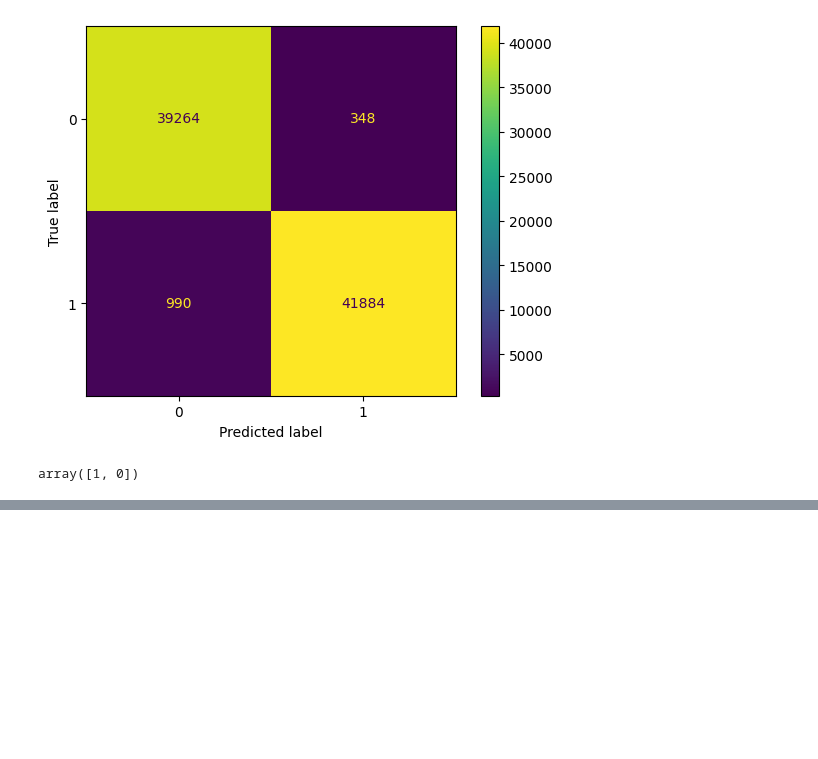
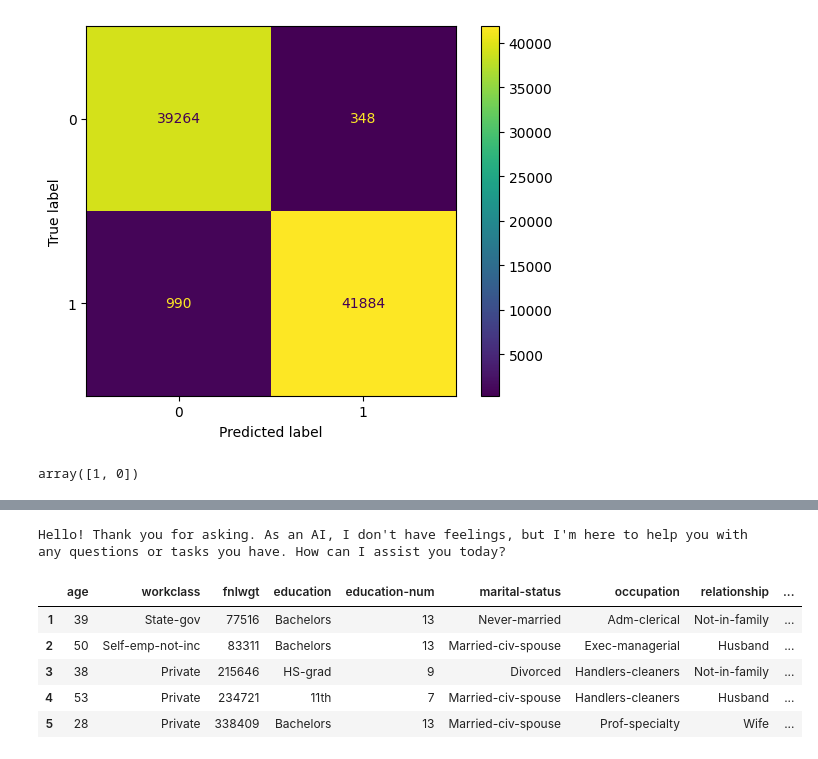
Before and after one commit to avnerelbaz3500/Statapp-Phishing, a Jupyter notebook: main.ipynb, the cells around one changed output, grey strips where cells are left out. Drawn from its saved outputs; the diff is of its cells as text; code cells hidden in the pictures; blank space fills up the shorter version.

```diff
--- a/main.ipynb
+++ b/main.ipynb
@@ -524,3 +526,52 @@ data_files = os.listdir('data')
 with open('.gitignore', 'w') as f:
     for file in data_files:
         f.write(f'data/{file}\n')
+# %%
+import openai
+
+
+AZURE_OPENAI_ENDPOINT = "https://openaiensaeprojettutorefvillenave.openai.azure.com/"
+AZURE_OPENAI_API_KEY = "6OPGBEqMdPB70zEBpQdeyxAF5G1vEV9azbjMa4rzhpLbs1mnSGyDJQQJ99BAACHrzpqXJ3w3AAABACOGcY2g"
+AZURE_DEPLOYMENT_NAME = "gpt-35-turbo-16k"
+AZURE_API_VERSION = "2024-08-01-preview"
+
+
+client = openai.AzureOpenAI(
+    azure_endpoint=AZURE_OPENAI_ENDPOINT,
+    api_key=AZURE_OPENAI_API_KEY,
+    api_version=AZURE_API_VERSION,
+)
+
+
+messages = [
+    {"role": "user", "content": "Hello, how are you?"}
+]
+
+
+response = client.chat.completions.create(
+    model=AZURE_DEPLOYMENT_NAME,
+    messages=messages,
+)
+
+
+message = response.choices[0].message.content
+# %% [output]
+Hello! Thank you for asking. As an AI, I don't have feelings, but I'm here to help you with any questions or tasks you have. How can I assist you today?
+# %%
+
+adult_df = pd.read_csv('data/adult.data.csv', header=None)
+
+
+
+adult_df.columns = adult_df.iloc[0]
+adult_df = adult_df[1:]
+
+
+adult_df.head()
+# %% [output]
+|  | age | workclass | fnlwgt | education | education-num | marital-status | occupation | relationship | ... |
+| 1 | 39 | State-gov | 77516 | Bachelors | 13 | Never-married | Adm-clerical | Not-in-family | ... |
+| 2 | 50 | Self-emp-not-inc | 83311 | Bachelors | 13 | Married-civ-spouse | Exec-managerial | Husband | ... |
+| 3 | 38 | Private | 215646 | HS-grad | 9 | Divorced | Handlers-cleaners | Not-in-family | ... |
+| 4 | 53 | Private | 234721 | 11th | 7 | Married-civ-spouse | Handlers-cleaners | Husband | ... |
+| 5 | 28 | Private | 338409 | Bachelors | 13 | Married-civ-spouse | Prof-specialty | Wife | ... |
```
Also changed, not shown: parts of 17 cells of this notebook, 2 other files.
